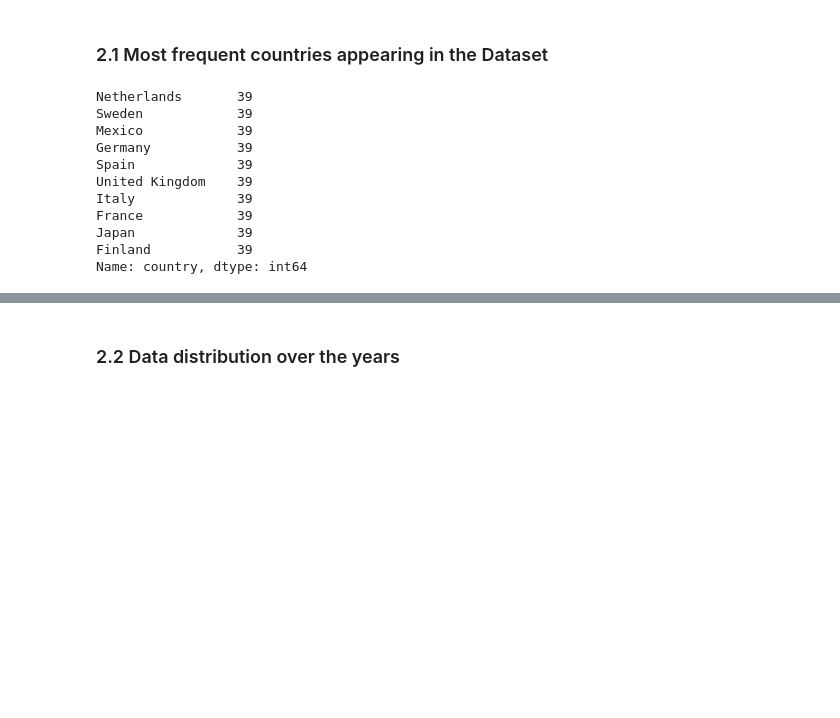
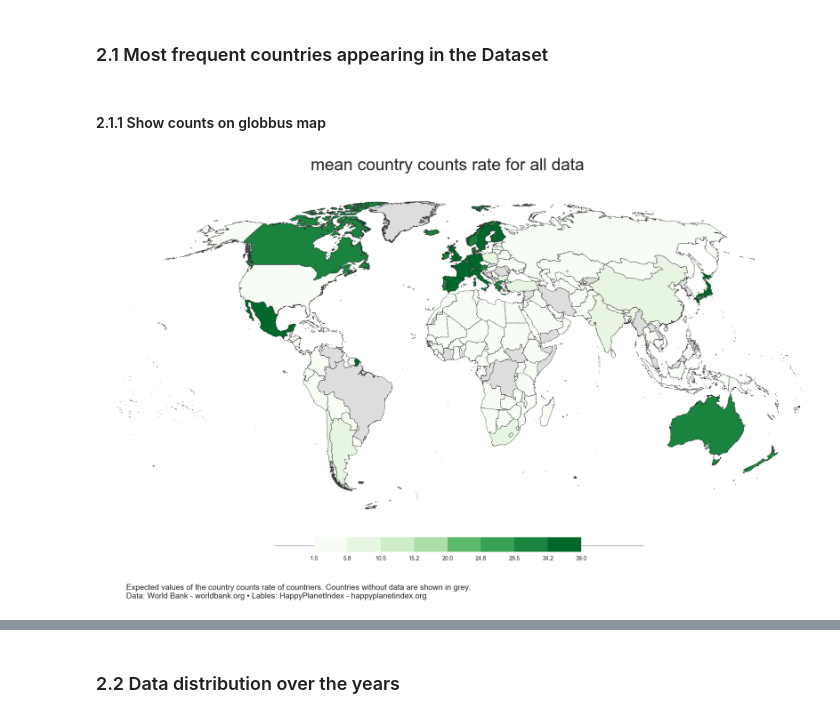
Before and after one commit to acrola/WorkShopDS, a Jupyter notebook: Project-Notebook.ipynb, the cells around one changed output, grey strips where cells are left out. Drawn from its saved outputs; the diff is of its cells as text; code cells hidden in the pictures; blank space fills up the shorter version.

```diff
--- a/Project-Notebook.ipynb
+++ b/Project-Notebook.ipynb
@@ -48,17 +48,13 @@ overall_data.head(5)
 ## 2. Data Visualization & Analysis
 # %% [markdown]
 ### 2.1 Most frequent countries appearing in the Dataset
-# %%
-overall_data['country'].value_counts()[:10]
-# %% [output]
-Netherlands       39
-Sweden            39
-Mexico            39
-Germany           39
-Spain             39
-United Kingdom    39
-Italy             39
-France            39
-Japan             39
-Finland           39
-Name: country, dtype: int64
+# %% [markdown]
+#### 2.1.1 Show counts on globbus map
+# %%
+overall_data_country_counts = overall_data.copy()
+overall_data_country_counts['country counts'] = \
+    overall_data_country_counts.groupby('country')['country'].transform('count')
+if button_plots.value:
+    MapVisualizations.plotDataOnMap(overall_data_country_counts, feature='country counts', year='mean')
+# %% [output]
+[figure, added]
```
Also changed, not shown: parts of 40 cells of this notebook, 2 other files.
